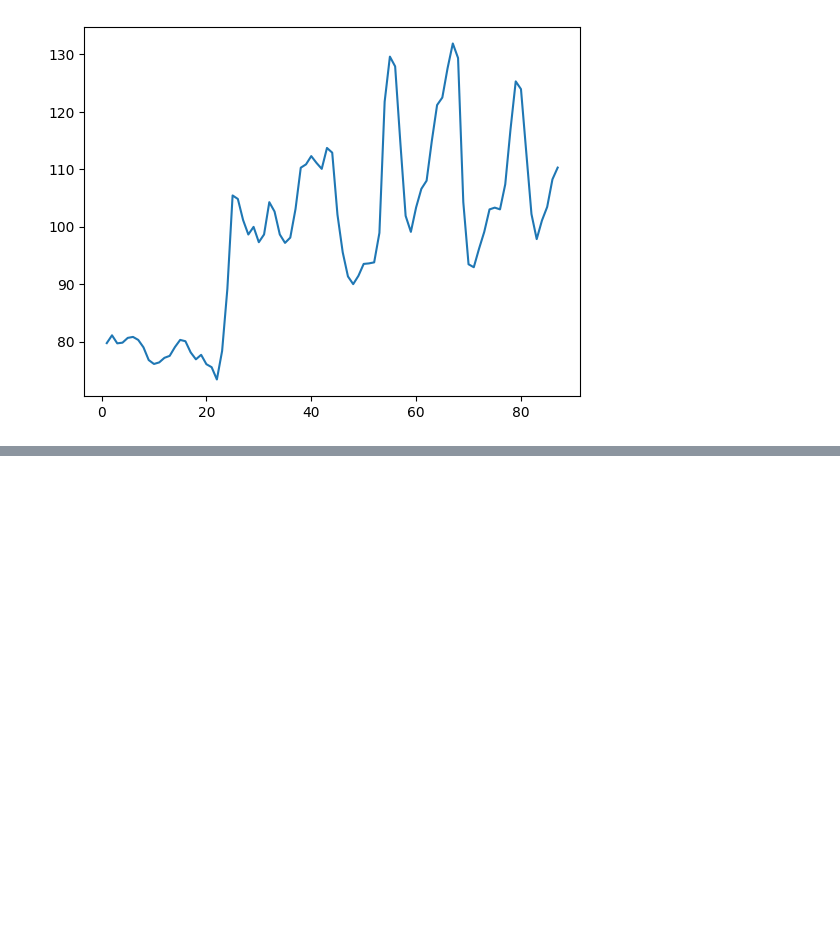
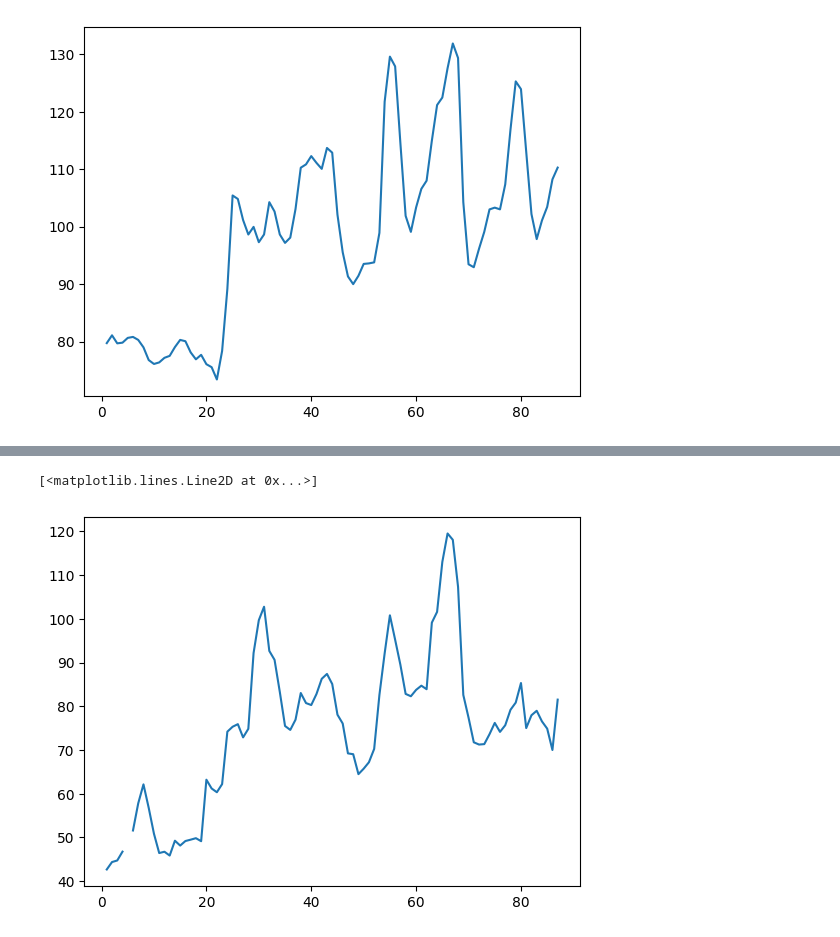
Before and after one commit to FernandoLink/Python, a Jupyter notebook: numpy.ipynb, the cells around one changed output, grey strips where cells are left out. Drawn from its saved outputs; the diff is of its cells as text; code cells hidden in the pictures; blank space fills up the shorter version.

```diff
--- a/numpy.ipynb
+++ b/numpy.ipynb
@@ -114,0 +163,5 @@ array([ 79.72,  81.08,  79.68,  79.8 ,  80.63,  80.8 ,  80.28,  78.99,
+# %%
+plt.plot(datas, Kaliningrad)
+# %% [output]
+[<matplotlib.lines.Line2D at 0x...>]
+[figure, added]
```
Also changed, not shown: parts of 46 cells of this notebook.
